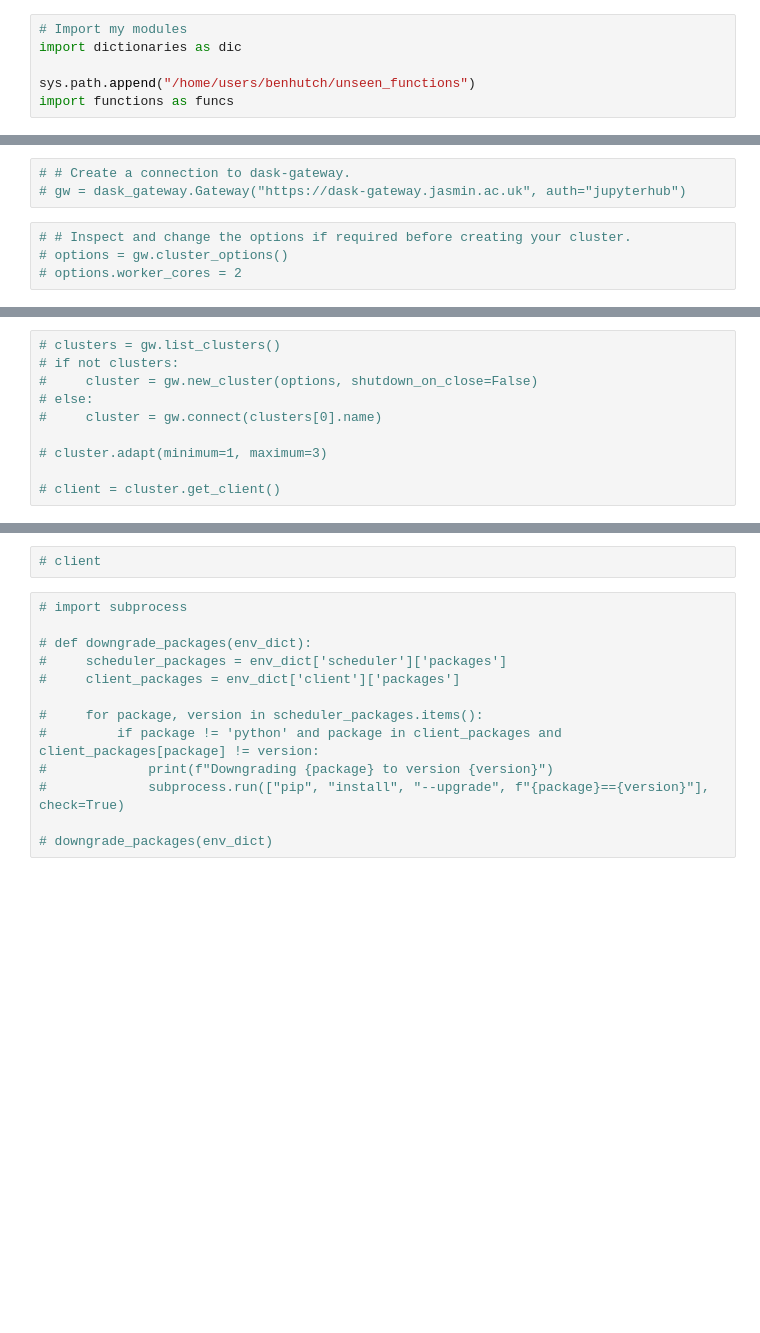
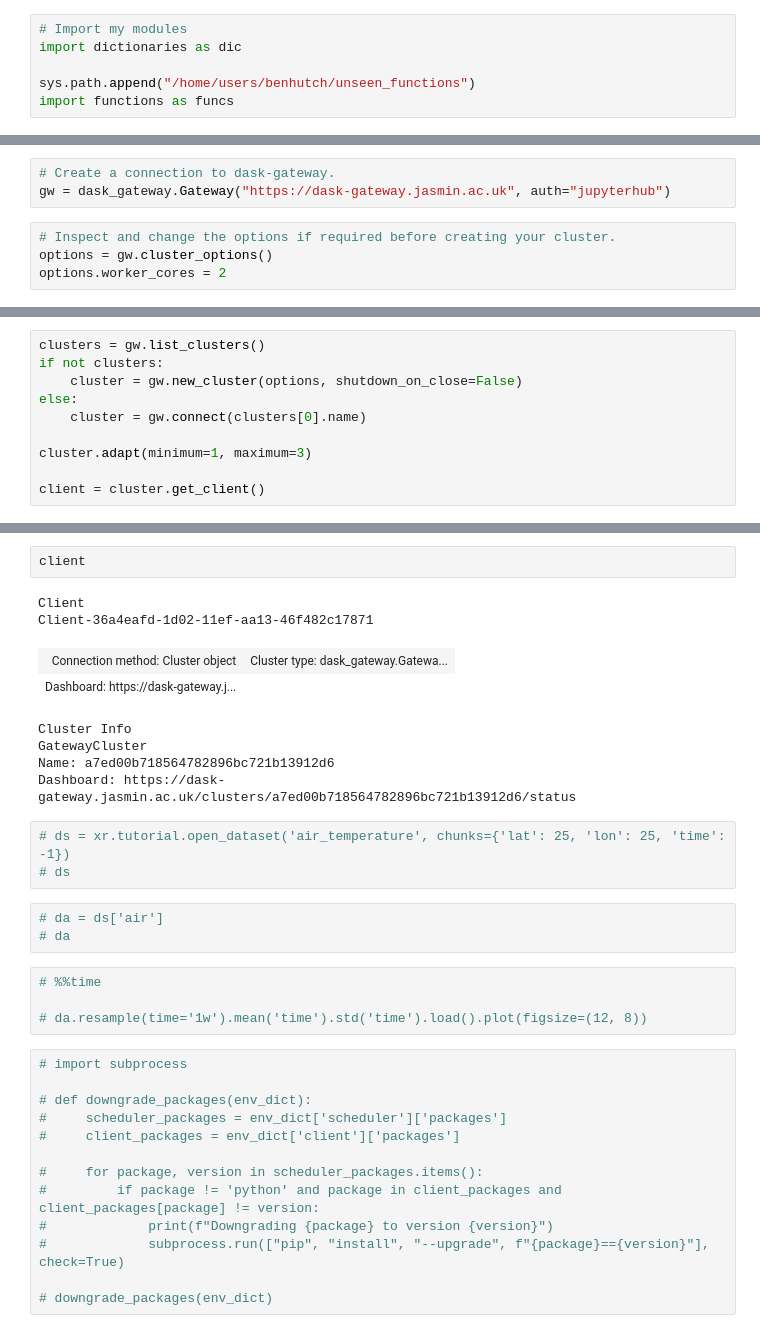
Before and after one commit to benhutchmet/unseen_multi_year, a Jupyter notebook: multi_year_unseen.ipynb, the cells around one changed output, grey strips where cells are left out. Cells and saved outputs as stored; diff of their text form; blank space fills up the shorter version.

Commit message:
managed to get dask working cluster, not parallel openmf though

```diff
--- a/multi_year_unseen.ipynb
+++ b/multi_year_unseen.ipynb
@@ -58,7 +66,7 @@ import functions as funcs
 # %%
-# # Create a connection to dask-gateway.
-# gw = dask_gateway.Gateway("https://dask-gateway.jasmin.ac.uk", auth="jupyterhub")
+# Create a connection to dask-gateway.
+gw = dask_gateway.Gateway("https://dask-gateway.jasmin.ac.uk", auth="jupyterhub")
 # %%
-# # Inspect and change the options if required before creating your cluster.
-# options = gw.cluster_options()
-# options.worker_cores = 2
+# Inspect and change the options if required before creating your cluster.
+options = gw.cluster_options()
+options.worker_cores = 2
@@ -67,10 +73,10 @@ import functions as funcs
 # %%
-# clusters = gw.list_clusters()
-# if not clusters:
-#     cluster = gw.new_cluster(options, shutdown_on_close=False)
-# else:
-#     cluster = gw.connect(clusters[0].name)
+clusters = gw.list_clusters()
+if not clusters:
+    cluster = gw.new_cluster(options, shutdown_on_close=False)
+else:
+    cluster = gw.connect(clusters[0].name)
 
-# cluster.adapt(minimum=1, maximum=3)
+cluster.adapt(minimum=1, maximum=3)
 
-# client = cluster.get_client()
+client = cluster.get_client()
@@ -79,5 +105,24 @@ import functions as funcs
-# %%
-# client
+# %%
+client
+# %% [output]
+Client
+Client-36a4eafd-1d02-11ef-aa13-46f482c17871
+| Connection method: Cluster object | Cluster type: dask_gateway.Gatewa... |
+| Dashboard: https://dask-gateway.j... |  |
+Cluster Info
+GatewayCluster
+Name: a7ed00b718564782896bc721b13912d6
+Dashboard: https://dask-gateway.jasmin.ac.uk/clusters/a7ed00b718564782896bc721b13912d6/status
+# %%
+# ds = xr.tutorial.open_dataset('air_temperature', chunks={'lat': 25, 'lon': 25, 'time': -1})
+# ds
+# %%
+# da = ds['air']
+# da
+# %%
+# %%time
+
+# da.resample(time='1w').mean('time').std('time').load().plot(figsize=(12, 8))
 # %%
 # import subprocess
 
```
Also changed, not shown: parts of 12 cells of this notebook.
